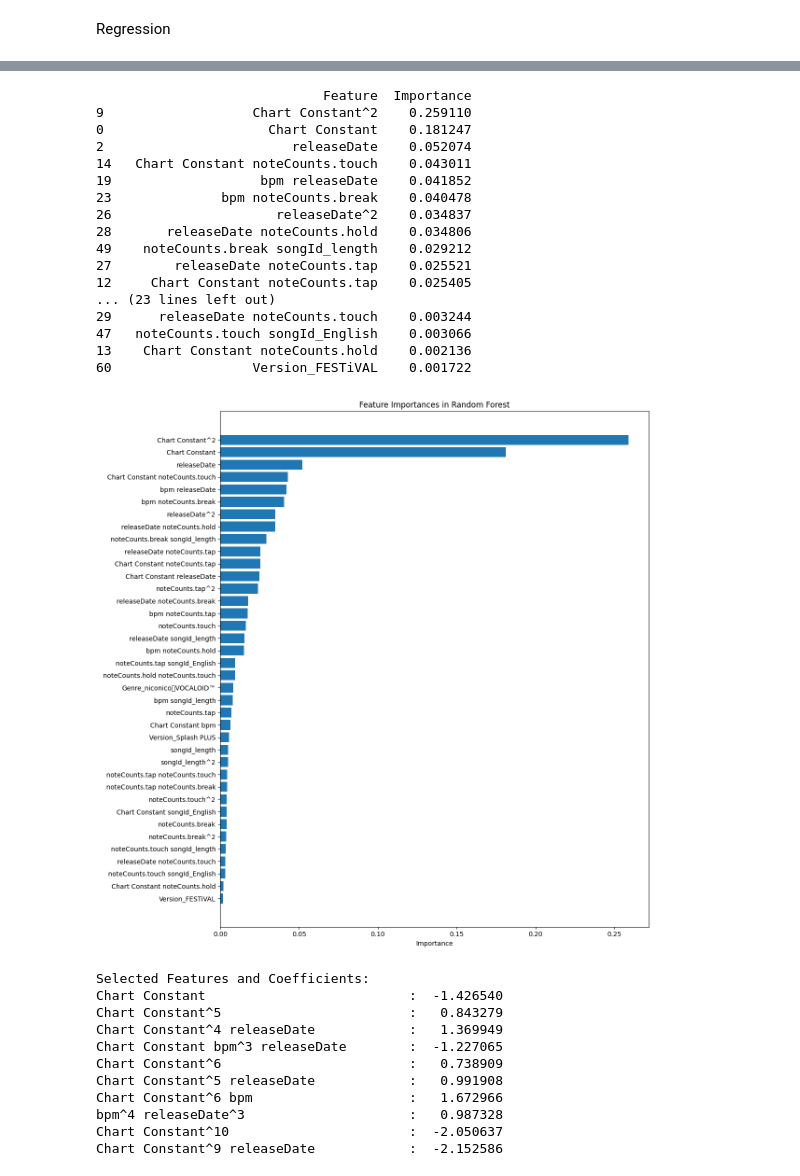
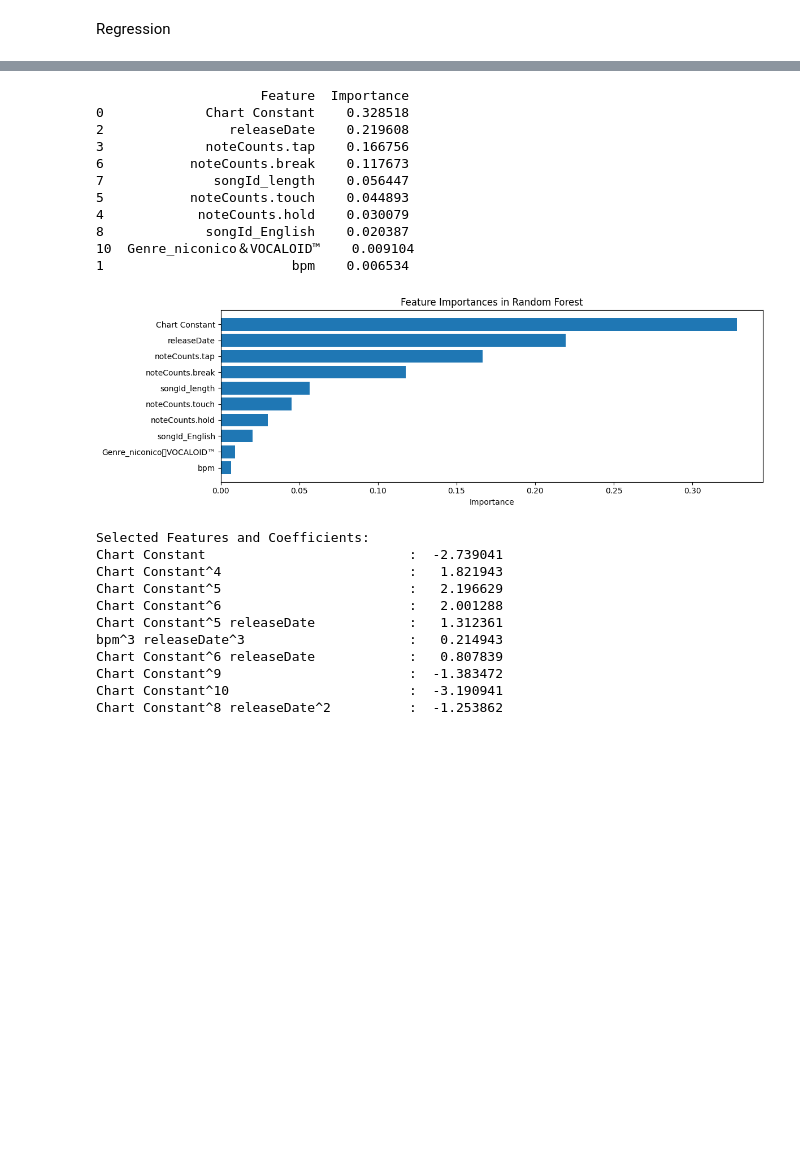
Before and after one commit to eric15342335/maimai-dx-regression, a Jupyter notebook: model.ipynb, the cells around one changed output, grey strips where cells are left out. Saved outputs shown, nothing was run; the diff lists cells and outputs as text; code cells hidden in the pictures; blank space fills up the shorter version.

```diff
--- a/model.ipynb
+++ b/model.ipynb
@@ -212,7 +212,7 @@ print(merged_df.nsmallest(5, 'Achv'))
 323  86.69    A            12.7       882  180.0        246.0
 # %%
 # drop Achv outliners
-merged_df = merged_df[(merged_df['Achv'] >= 90)]
+#merged_df = merged_df[(merged_df['Achv'] >= 90)]
 # %%
 # song map metrics
 songs_df = Path("songs.csv")
@@ -445,7 +445,7 @@ from sklearn.compose import ColumnTransformer
 from sklearn.preprocessing import OneHotEncoder
 
 numerical_features = merged_df.select_dtypes(include=['number']).columns.drop('Achv').tolist()
-categorical_features = ['Genre', 'Version', 'type', 'difficulty']
+categorical_features = ['Genre', 'type', 'difficulty'] # 'Version'
 preprocessor = ColumnTransformer(
     transformers=[
         ('num', Pipeline(steps=[
@@ -563,9 +563,7 @@ import numpy as np
 
 preprocessor_rf = ColumnTransformer(
     transformers=[
-        ('num', Pipeline(steps=[
-            ('poly_features', PolynomialFeatures(degree=2, include_bias=False, interaction_only=False)),
-        ]), numerical_features),
+        ('num', 'passthrough', numerical_features),
         ('cat', OneHotEncoder(drop='first', sparse_output=False,
                               handle_unknown="error",
                               categories=[merged_df[column].unique().tolist() for column in categorical_features]
@@ -579,11 +577,11 @@ pipeline_rf = Pipeline(steps=[
     ))
 ])
 param_grid = {
-    'rfr__n_estimators': [50, 100],
+    'rfr__n_estimators': [50, 100, 150],
     'rfr__max_depth': np.arange(2, 7, 2),
-    'rfr__min_samples_split': [5, 10, 15],
-    'rfr__min_samples_leaf': [2, 5, 10],
-    'rfr__ccp_alpha': [0.05, 0.1],
+    'rfr__min_samples_split': [5, 10],
+    'rfr__min_samples_leaf': [2, 5],
+    'rfr__ccp_alpha': [0, 0.05, 0.1],
 }
 grid_search = GridSearchCV(
     pipeline_rf,
@@ -648,41 +646,42 @@ plt.show()
 # %%
+rf_features_step = pipeline_rf.named_steps['preprocessor'].named_transformers_['num']
+rf_numeric_feature_names = rf_features_step.get_feature_names_out(numerical_features)
+
+cat_encoder_rf = pipeline_rf.named_steps['preprocessor'].named_transformers_['cat']
+cat_feature_names_rf = cat_encoder.get_feature_names_out(categorical_features)
+
+all_feature_names_rf = list(rf_numeric_feature_names) + list(cat_feature_names_rf)
 rf_model = pipeline_rf.named_steps['rfr']
-all_feature_names_rf = list(poly_feature_names) + list(cat_feature_names)
+
 importance_df = pd.DataFrame({
     'Feature': all_feature_names_rf,
     'Importance': rf_model.feature_importances_
 }).sort_values(by='Importance', ascending=False)
 print(importance_df[importance_df['Importance'] > 0])
 
-fig, ax = plt.subplots(figsize=(12, 12))
+fig, ax = plt.subplots(figsize=(12, 4))
 top_features = importance_df[importance_df['Importance'] > 0]
 ax.barh(range(len(top_features)), top_features['Importance'])
 ax.set_yticks(range(len(top_features)))
 ax.set_yticklabels(top_features['Feature'])
 ax.set_xlabel('Importance')
 ax.set_title('Feature Importances in Random Forest')
 ax.invert_yaxis()
 plt.tight_layout()
 plt.show()
 # %% [output]
-                             Feature  Importance
-9                   Chart Constant^2    0.259110
-0                     Chart Constant    0.181247
-2                        releaseDate    0.052074
-14   Chart Constant noteCounts.touch    0.043011
-19                   bpm releaseDate    0.041852
-23              bpm noteCounts.break    0.040478
-26                     releaseDate^2    0.034837
-28       releaseDate noteCounts.hold    0.034806
-49    noteCounts.break songId_length    0.029212
-27        releaseDate noteCounts.tap    0.025521
-12     Chart Constant noteCounts.tap    0.025405
-... (23 lines left out)
-29      releaseDate noteCounts.touch    0.003244
-47   noteCounts.touch songId_English    0.003066
-13    Chart Constant noteCounts.hold    0.002136
-60                  Version_FESTiVAL    0.001722
+                     Feature  Importance
+0             Chart Constant    0.328518
+2                releaseDate    0.219608
+3             noteCounts.tap    0.166756
+6           noteCounts.break    0.117673
+7              songId_length    0.056447
+5           noteCounts.touch    0.044893
+4            noteCounts.hold    0.030079
+8             songId_English    0.020387
+10  Genre_niconico＆VOCALOID™    0.009104
+1                        bpm    0.006534
-[figure, old version]
+[figure, new version]
 # %%
 from sklearn.linear_model import Ridge
 
@@ -712,14 +711,14 @@ for feature, coef in zip(selected_features, coefficients):
     print(f"{feature:40s}: {coef:10.6f}")
 # %% [output]
 Selected Features and Coefficients:
-Chart Constant                          :  -1.426540
-Chart Constant^5                        :   0.843279
-Chart Constant^4 releaseDate            :   1.369949
-Chart Constant bpm^3 releaseDate        :  -1.227065
-Chart Constant^6                        :   0.738909
-Chart Constant^5 releaseDate            :   0.991908
-Chart Constant^6 bpm                    :   1.672966
-bpm^4 releaseDate^3                     :   0.987328
-Chart Constant^10                       :  -2.050637
-Chart Constant^9 releaseDate            :  -2.152586
+Chart Constant                          :  -2.739041
+Chart Constant^4                        :   1.821943
+Chart Constant^5                        :   2.196629
+Chart Constant^6                        :   2.001288
+Chart Constant^5 releaseDate            :   1.312361
+bpm^3 releaseDate^3                     :   0.214943
+Chart Constant^6 releaseDate            :   0.807839
+Chart Constant^9                        :  -1.383472
+Chart Constant^10                       :  -3.190941
+Chart Constant^8 releaseDate^2          :  -1.253862
 # %%
```
Also changed, not shown: parts of 15 cells of this notebook, 1 other file.
